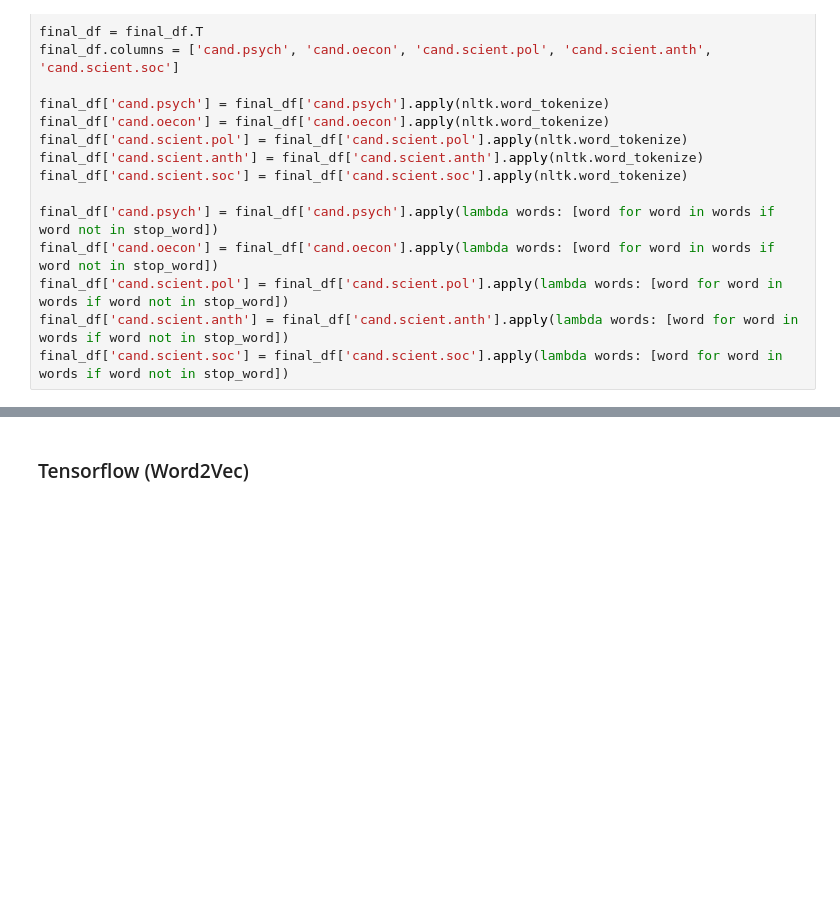
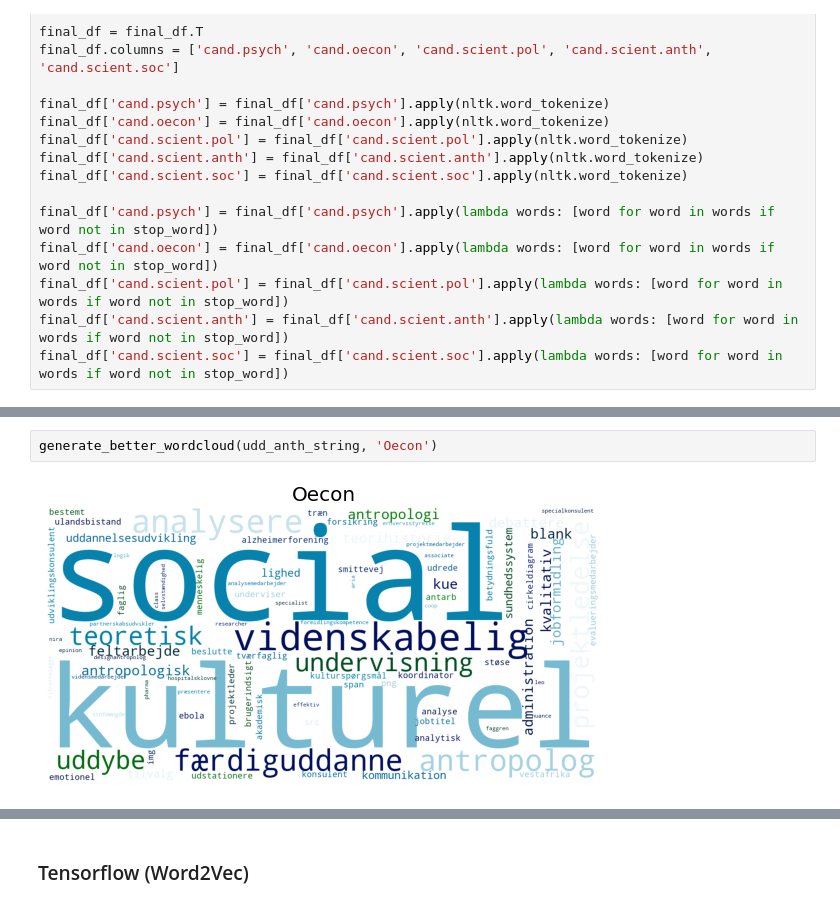
Before and after one commit to Bernseng/ISDS, a Jupyter notebook: Exam/Jobindex.ipynb, the cells around one changed output, grey strips where cells are left out. Cells and saved outputs as stored; diff of their text form; blank space fills up the shorter version.

```diff
--- a/Exam/Jobindex.ipynb
+++ b/Exam/Jobindex.ipynb
@@ -550,0 +560,4 @@ udd_soc_string = ' '.join(udd_soc_list)
+# %%
+generate_better_wordcloud(udd_anth_string, 'Oecon')
+# %% [output]
+[figure, added]
```
Also changed, not shown: parts of 15 cells of this notebook.
